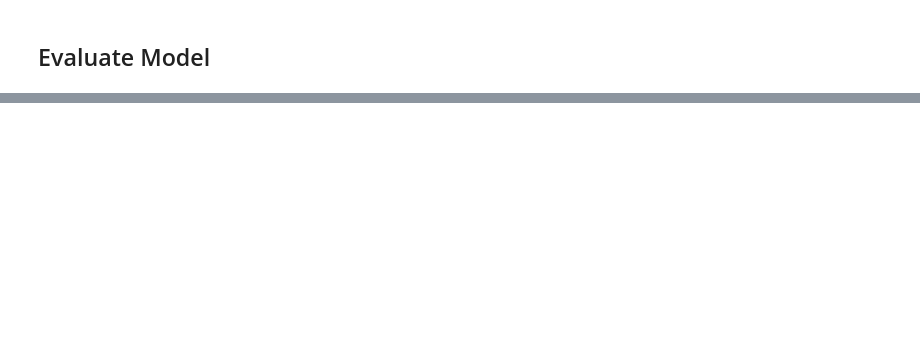
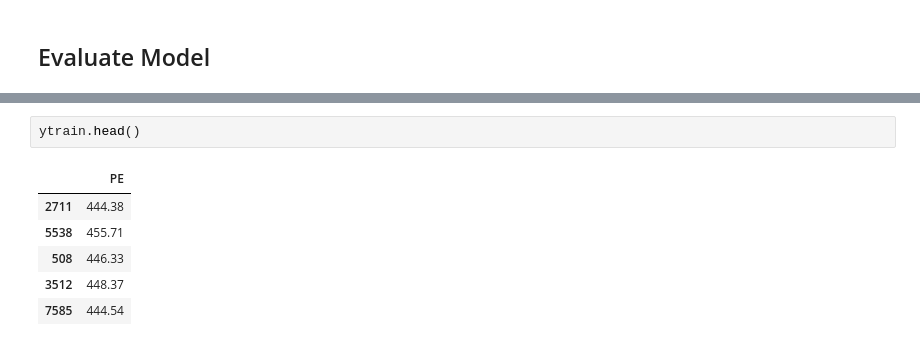
Before and after one commit to amoladmane/Deep-Learning, a Jupyter notebook: Regression_with_Keras.ipynb, the cells around one changed output, grey strips where cells are left out. Cells and saved outputs as stored; diff of their text form; blank space fills up the shorter version.

```diff
--- a/Regression_with_Keras.ipynb
+++ b/Regression_with_Keras.ipynb
@@ -188,0 +260,9 @@ model.evaluate(xtest,ytest)
+# %%
+ytrain.head()
+# %% [output]
+|  | PE |
+| 2711 | 444.38 |
+| 5538 | 455.71 |
+| 508 | 446.33 |
+| 3512 | 448.37 |
+| 7585 | 444.54 |
```
Also changed, not shown: parts of 25 cells of this notebook.
